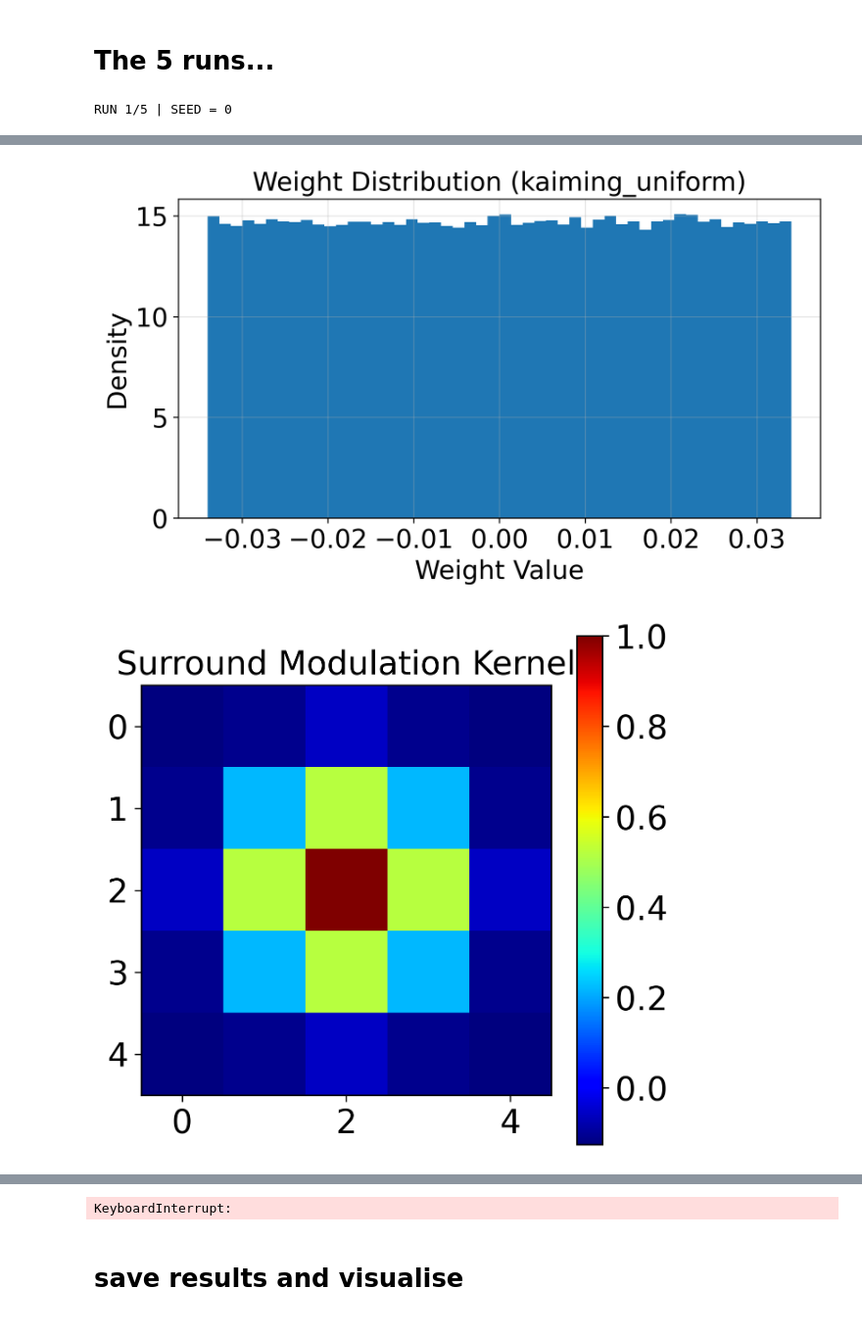
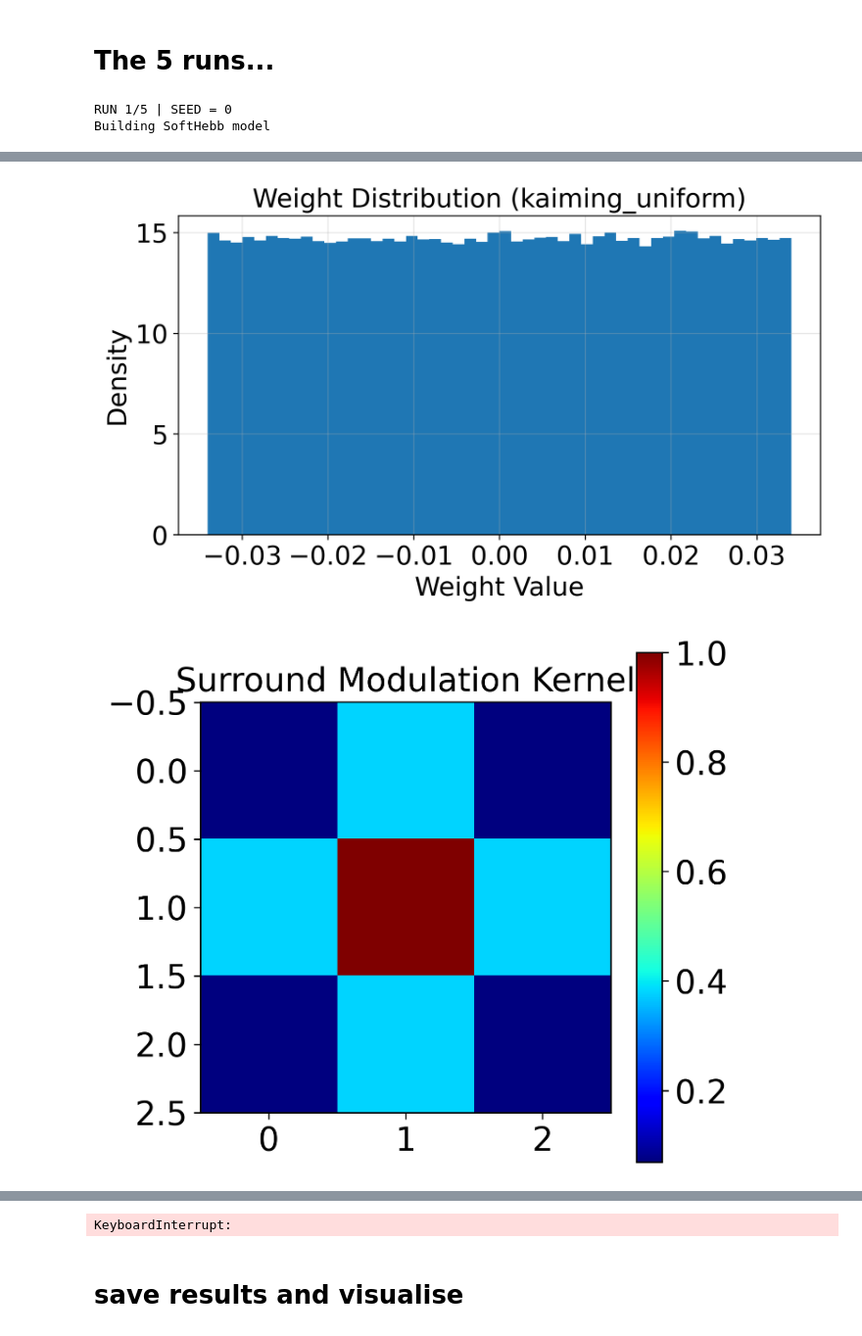
Before and after one commit to henrybattley/hebbian_cnn_experiments, a Jupyter notebook: Hebbian_Code/hebbian_experiments.ipynb, the cells around one changed output, grey strips where cells are left out. Shown at 98% size. Cells and saved outputs as stored; diff of their text form; code cells hidden in the pictures.

```diff
--- a/Hebbian_Code/hebbian_experiments.ipynb
+++ b/Hebbian_Code/hebbian_experiments.ipynb
@@ -99,0 +112,8 @@ Journe architecture (as cited in their work) + cosine similarity + lateral inhib
+# %%
+for i, layer in enumerate([model.conv1, model.conv2, model.conv3], 1):
+    print(
+        f"Conv{i}: "
+        f"sigma_e={layer.sigma_e}, "
+        f"sigma_i={layer.sigma_i}, "
+        f"lateral_kernel={layer.lateral_kernel}"
+    )
@@ -226,12 +256,15 @@ raw_dataset = datasets.ImageFolder(
 # %%
 transform = transforms.Compose([
     transforms.RandomHorizontalFlip(),
+    transforms.Resize((32, 32)),
     transforms.ToTensor(),
     transforms.Normalize(
         mean=[0.4914, 0.4822, 0.4465], #using the same stats for normalisation as provided in the get_data() function
         std=[0.2023, 0.1994, 0.2010]
     )
 ])
+
+raw_dataset.transform=transform
 # %%
 cifar_train = datasets.ImageFolder(
     root=cifar_train_path,
@@ -308,7 +410,7 @@ for seed in seeds:
 
     model = Net_Hebbian(
         hebb_params=hebb_param,
-        version="hardhebb"
+        version="softhebb"
     ).to(device)
 
 
@@ -445,32 +547,33 @@ for seed in seeds:
         test_accuracy = 100 * test_correct / test_total
 
 
         classifier_history["train_loss"].append(train_loss)
         classifier_history["train_accuracy"].append(train_accuracy)
 
         classifier_history["test_loss"].append(test_loss)
         classifier_history["test_accuracy"].append(test_accuracy)
 
         #update the scheduler
         scheduler.step()
 
         current_lr = sup_optimizer.param_groups[0]["lr"]
 
         print(
             f"Epoch [{epoch + 1}/20] | "
             f"Train Loss: {train_loss:.4f} | "
             f"Train Acc: {train_accuracy:.2f}% | "
             f"Test Loss: {test_loss:.4f} | "
             f"Test Acc: {test_accuracy:.2f}% | "
             f"LR: {current_lr:.6f}"
         )
 
     # Save this run's history
     all_histories[seed] = classifier_history
 # %% [output]
 RUN 1/5 | SEED = 0
+Building SoftHebb model
 [figure]
 [figure]
 [figure]
-[figure, old version]
+[figure, new version]
 [figure]
```
Also changed, not shown: parts of 12 cells of this notebook, 1 other file.
